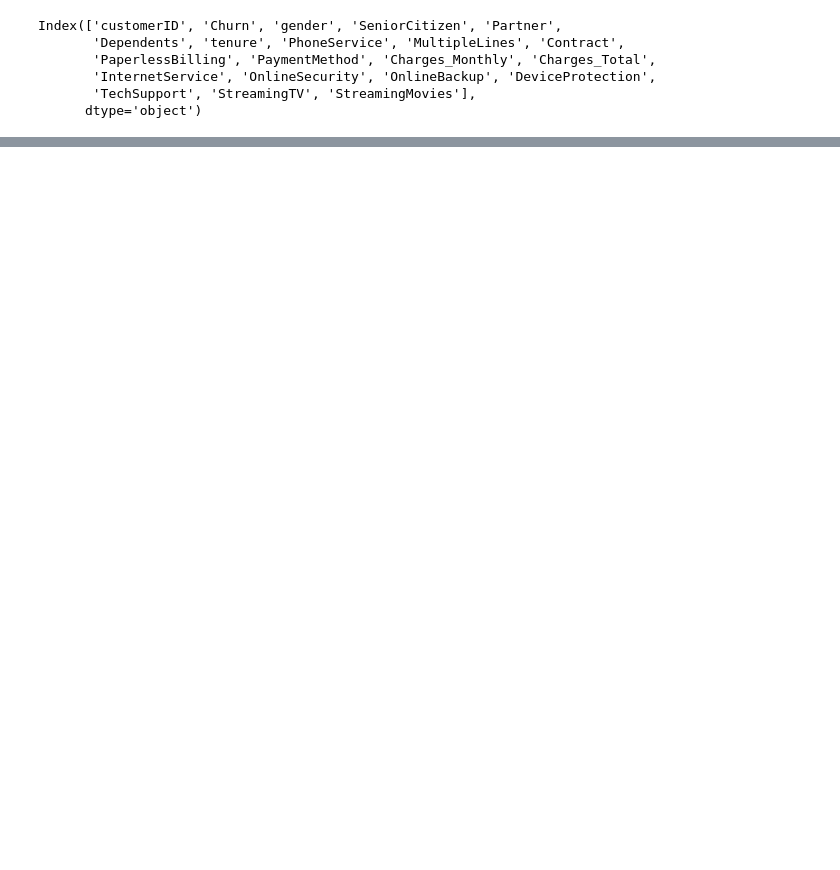
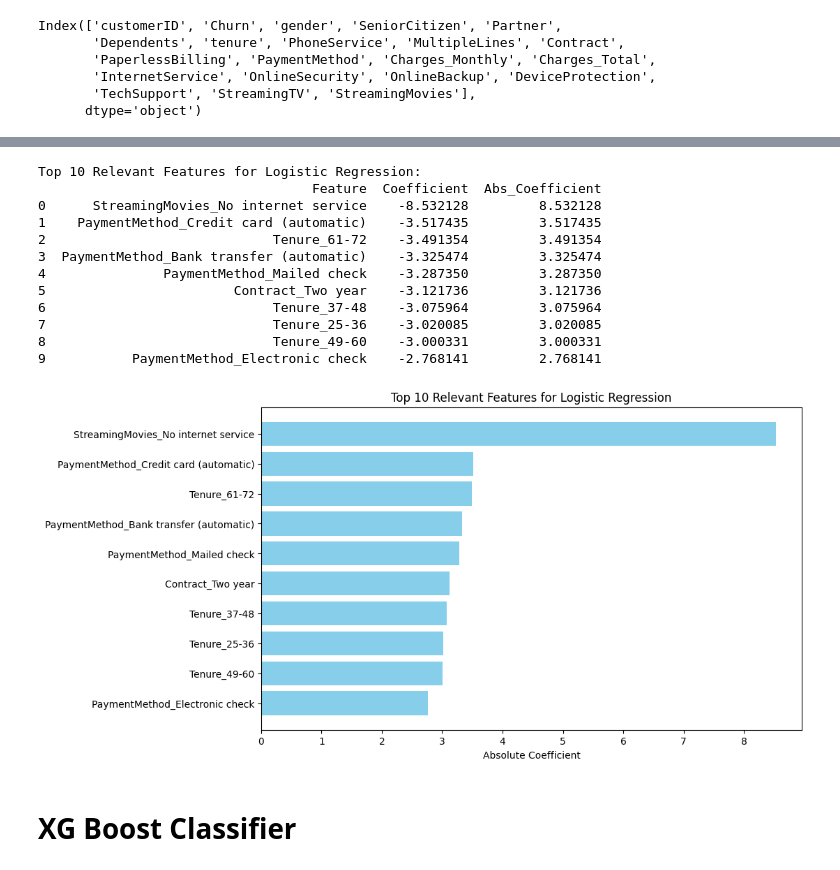
Before and after one commit to nikhilbansal23/TelcoRetentionStratergies, a Jupyter notebook: Telco_Retention_Strategies.ipynb, the cells around one changed output, grey strips where cells are left out. Drawn from its saved outputs; the diff is of its cells as text; code cells hidden in the pictures; blank space fills up the shorter version.

```diff
--- a/Telco_Retention_Strategies.ipynb
+++ b/Telco_Retention_Strategies.ipynb
@@ -211,0 +554,40 @@ fig.show()
+# %%
+# Get feature coefficients from the model
+feature_coefficients = logreg.coef_[0]
+
+# Create a DataFrame with feature names and their coefficients
+feature_coefficient_df = pd.DataFrame({'Feature': X.columns, 'Coefficient': feature_coefficients})
+
+# Sort features by absolute coefficient values
+feature_coefficient_df['Abs_Coefficient'] = feature_coefficient_df['Coefficient'].abs()
+feature_coefficient_df = feature_coefficient_df.sort_values(by='Abs_Coefficient', ascending=False).reset_index(drop=True)
+
+# Display and plot the top N relevant features
+top_n = 10  # Set the number of top features to display and plot
+
+print(f"Top {top_n} Relevant Features for Logistic Regression:")
+print(feature_coefficient_df.head(top_n))
+
+# Plotting the top N relevant features
+plt.figure(figsize=(10, 6))
+plt.barh(feature_coefficient_df['Feature'][:top_n], feature_coefficient_df['Abs_Coefficient'][:top_n], color='skyblue')
+plt.xlabel('Absolute Coefficient')
+plt.title(f'Top {top_n} Relevant Features for Logistic Regression')
+plt.gca().invert_yaxis()
+plt.show()
+# %% [output]
+Top 10 Relevant Features for Logistic Regression:
+                                   Feature  Coefficient  Abs_Coefficient
+0      StreamingMovies_No internet service    -8.532128         8.532128
+1    PaymentMethod_Credit card (automatic)    -3.517435         3.517435
+2                             Tenure_61-72    -3.491354         3.491354
+3  PaymentMethod_Bank transfer (automatic)    -3.325474         3.325474
+4               PaymentMethod_Mailed check    -3.287350         3.287350
+5                        Contract_Two year    -3.121736         3.121736
+6                             Tenure_37-48    -3.075964         3.075964
+7                             Tenure_25-36    -3.020085         3.020085
+8                             Tenure_49-60    -3.000331         3.000331
+9           PaymentMethod_Electronic check    -2.768141         2.768141
+[figure, added]
+# %% [markdown]
+# **XG Boost Classifier**
```
Also changed, not shown: parts of 52 cells of this notebook.
